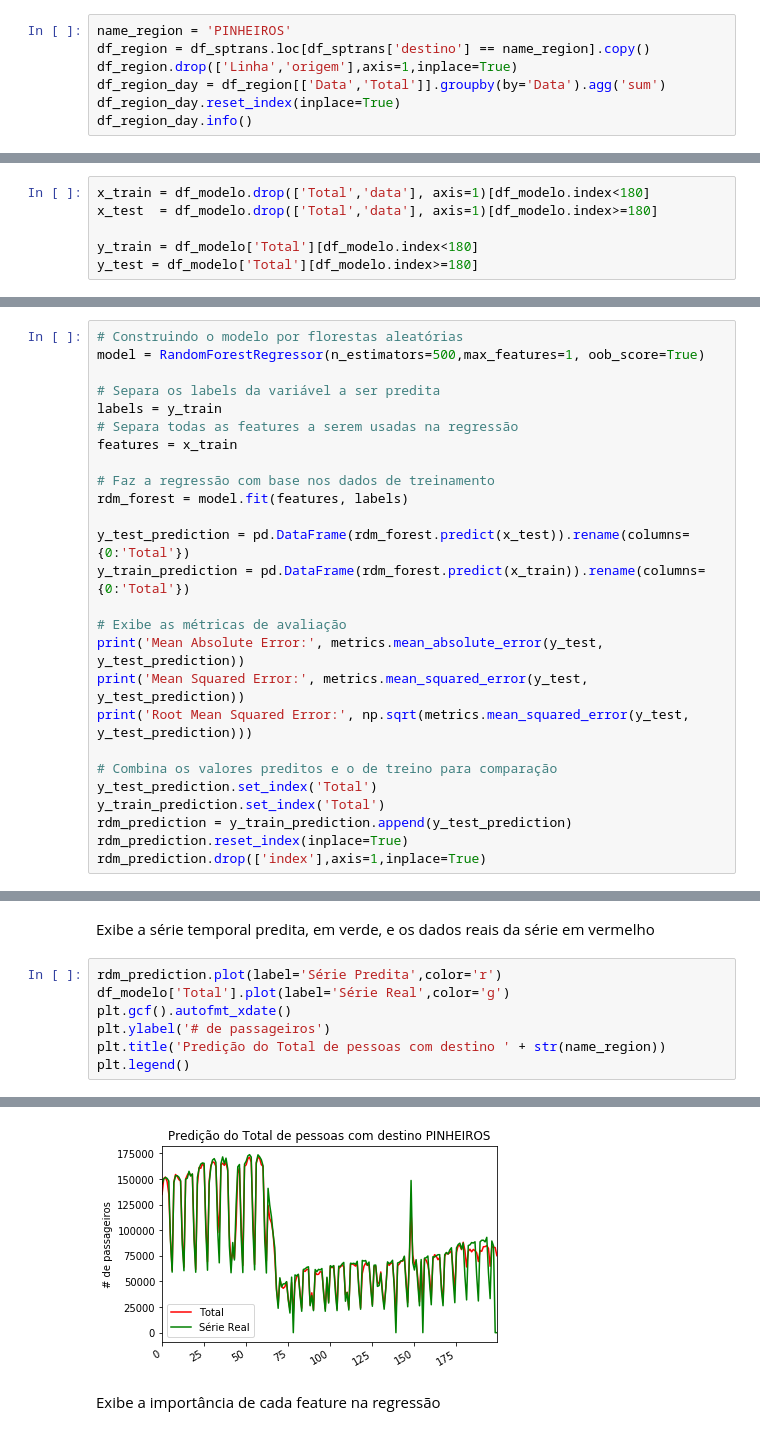
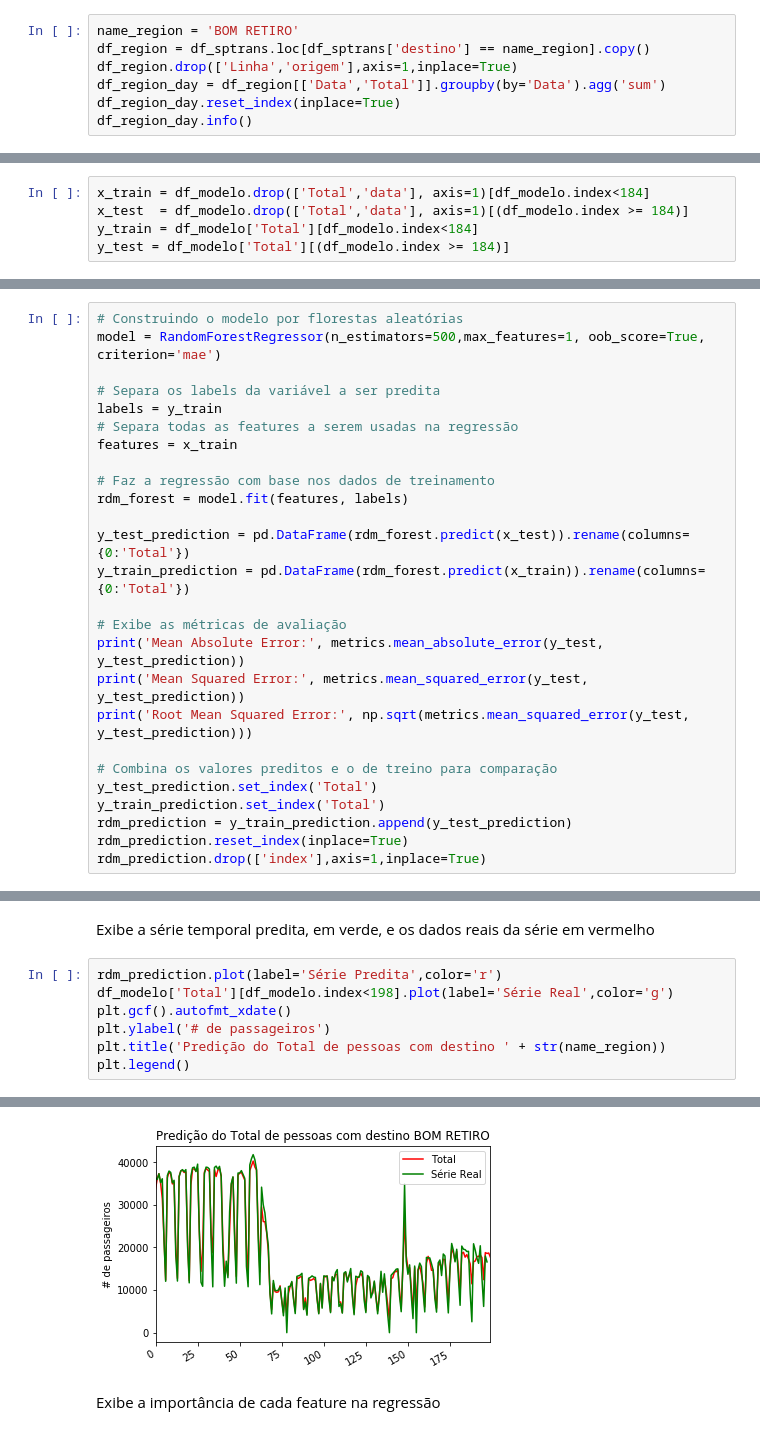
Before and after one commit to AnneMacedo/desafioShaweeSantander, a Jupyter notebook: codigo/Analise de dados.ipynb, the cells around one changed output, grey strips where cells are left out. Saved outputs shown, nothing was run; the diff lists cells and outputs as text.

```diff
--- a/codigo/Analise de dados.ipynb
+++ b/codigo/Analise de dados.ipynb
@@ -210,7 +211,7 @@ df_sptrans.head()
 Vamos plotar os dados para um determinado destino, por exemplo o Bom Retiro e ver o comportamento temporal do fluxo de pessoas para essa região. <br>
 Para isso iremos preparar o dataframe antes, agrupando os destinos pela data, já que existe mais uma linha para o mesmo destino:
 # %%
-name_region = 'PINHEIROS'
+name_region = 'BOM RETIRO'
 df_region = df_sptrans.loc[df_sptrans['destino'] == name_region].copy()
 df_region.drop(['Linha','origem'],axis=1,inplace=True)
 df_region_day = df_region[['Data','Total']].groupby(by='Data').agg('sum')
@@ -386,6 +388,5 @@ from sklearn import metrics
 # %%
-x_train = df_modelo.drop(['Total','data'], axis=1)[df_modelo.index<180]
-x_test  = df_modelo.drop(['Total','data'], axis=1)[df_modelo.index>=180]
-
-y_train = df_modelo['Total'][df_modelo.index<180]
-y_test = df_modelo['Total'][df_modelo.index>=180]
+x_train = df_modelo.drop(['Total','data'], axis=1)[df_modelo.index<184]
+x_test  = df_modelo.drop(['Total','data'], axis=1)[(df_modelo.index >= 184)]
+y_train = df_modelo['Total'][df_modelo.index<184]
+y_test = df_modelo['Total'][(df_modelo.index >= 184)]
@@ -392,6 +395,6 @@ y_test = df_modelo['Total'][df_modelo.index>=180]
 # %%
 # Construindo o modelo por florestas aleatórias
-model = RandomForestRegressor(n_estimators=500,max_features=1, oob_score=True)
+model = RandomForestRegressor(n_estimators=500,max_features=1, oob_score=True, criterion='mae')
 
 # Separa os labels da variável a ser predita
 labels = y_train
@@ -423,14 +426,14 @@ Root Mean Squared Error: 30284.697792799667
 Exibe a série temporal predita, em verde, e os dados reais da série em vermelho
 # %%
 rdm_prediction.plot(label='Série Predita',color='r')
-df_modelo['Total'].plot(label='Série Real',color='g')
+df_modelo['Total'][df_modelo.index<198].plot(label='Série Real',color='g')
 plt.gcf().autofmt_xdate()
 plt.ylabel('# de passageiros')
 plt.title('Predição do Total de pessoas com destino ' + str(name_region))
 plt.legend()
 # %% [output]
 <matplotlib.legend.Legend at 0x...>
-[figure, old version]
+[figure, new version]
 # %% [markdown]
 Exibe a importância de cada feature na regressão
 # %%
```
Also changed, not shown: parts of 32 cells of this notebook.
